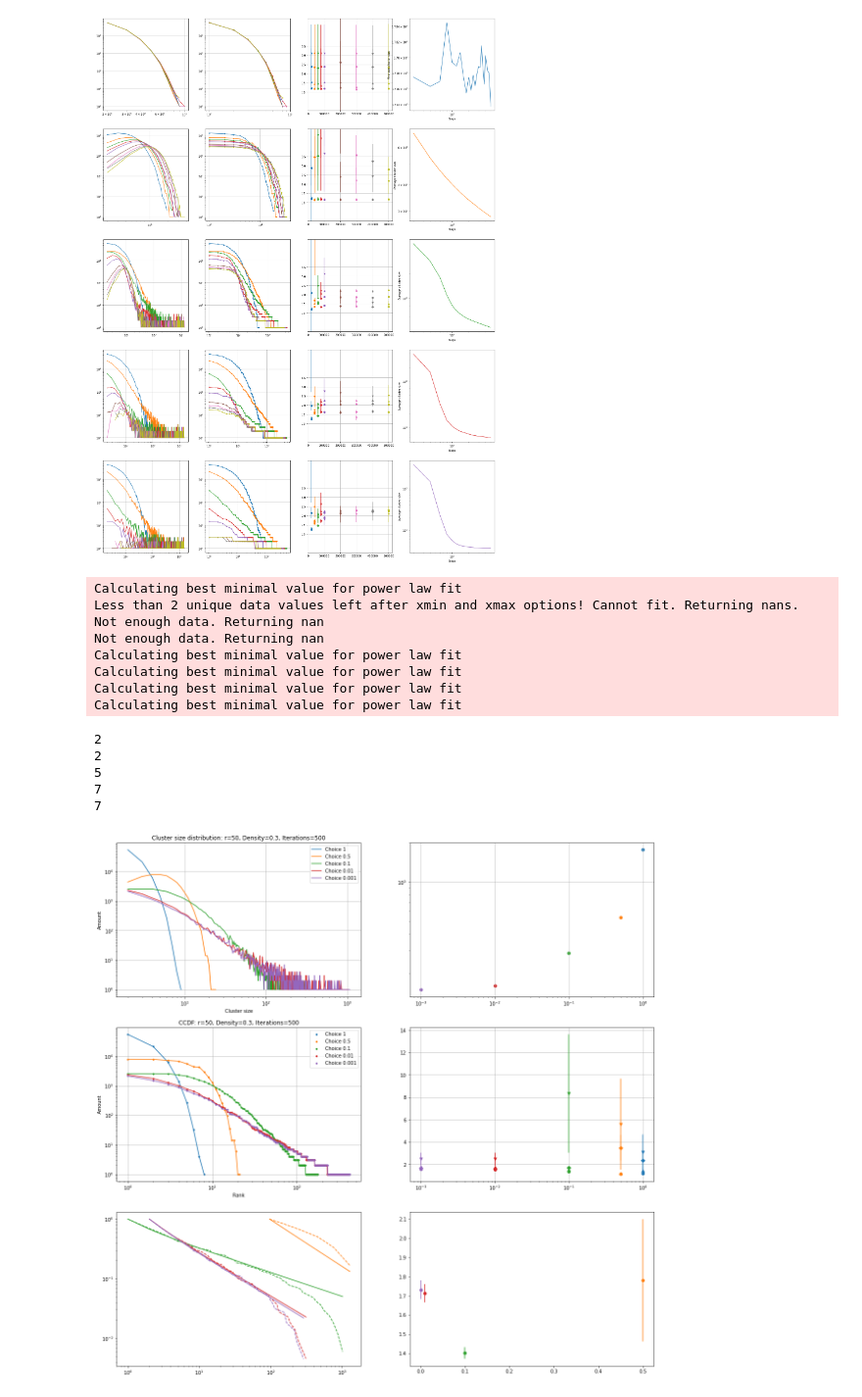
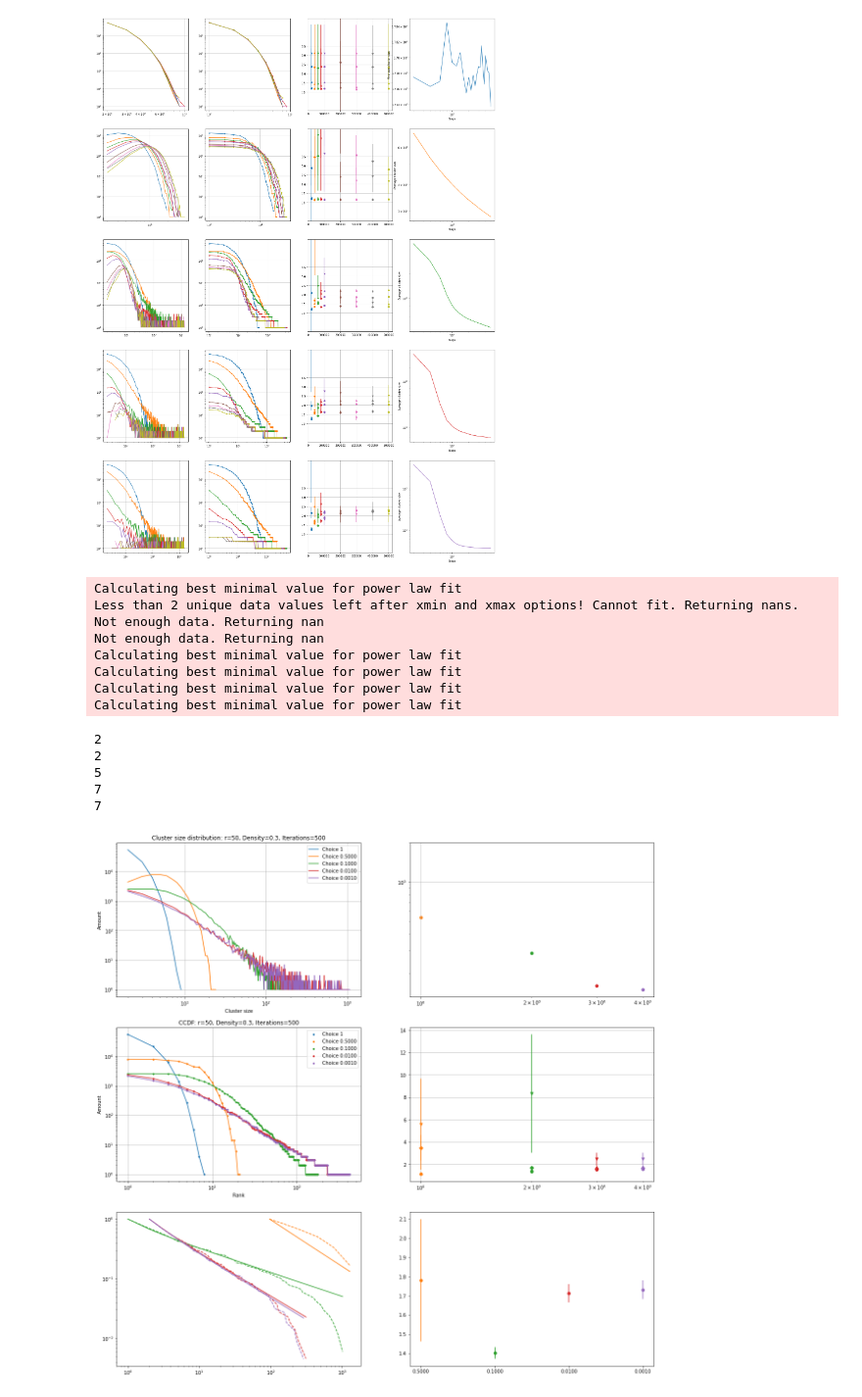
Before and after one commit to Sennevw/Masters-thesis, a Jupyter notebook: Data_keuze.ipynb, the cells around one changed output. Shown at 98% size. Drawn from its saved outputs; the diff is of its cells as text; code cells hidden in the pictures.

```diff
--- a/Data_keuze.ipynb
+++ b/Data_keuze.ipynb
@@ -252,7 +252,7 @@ fig, ax = plt.subplots(5,4, figsize=(25, 35))
 
 time = [20000, 40000, 60000, 80000, 100000, 200000, 300000, 400000, 500000 ]
 time2 = [20000, 40000, 60000, 80000, 100000, 120000, 140000, 160000, 180000, 200000, 220000, 240000, 260000, 280000, 300000, 320000, 340000, 360000, 380000, 400000, 420000, 440000, 460000, 480000, 500000]
-name = [1, 0.5, 0.1,  0.01, 0.001]
+name = ["1", "0.5000", "0.1000", "0.0100", "0.0010"]
 name2= ["1.00000", "0.50000", "0.10000",  "0.01000", "0.00100"]
 
 cmap = plt.get_cmap('tab10')
@@ -339,8 +339,8 @@ ax[4,2].grid()
 # %%
 fig, ax = plt.subplots(3,2, figsize=(20,20))
 
-name = [1, 0.5, 0.1,  0.01, 0.001]
-name2= ["1.00000", "0.50000", "0.10000", "0.01000", "0.00100"]
+name = ["1", "0.5000", "0.1000", "0.0100", "0.0010"]
+name2= ["1.00000", "0.50000", "0.10000",  "0.01000", "0.00100"]
 
 for i in range((len(name))):
     size, amount = np.loadtxt("Pref_attach/Choice_true/{0}/r50_2D_c{1}_100_40000_0.300000_1.txt".format(name[i], name2[i]), skiprows=2, unpack=True)
@@ -369,7 +369,6 @@ for i in range((len(name))):
     ax[1,1].errorbar(name[i], out2[0], yerr=out2[1], fmt='D', c=cmap(i))
     ax[1,1].errorbar(name[i], out3[0], yerr=out3[1], fmt='^', c=cmap(i))
     ax[1,1].errorbar(name[i], out4[0], yerr=out4[1], fmt='o', c=cmap(i))
-    ax[1,1].ticklabel_format(axis="x", style="sci", scilimits=(0,0))
     df = pd.read_csv("Pref_attach/Choice_true/{}/r50_2D_c{}_100_CLUSTERS_0.300000_1.txt".format(name[i], name2[i]), sep=" ", header=None)
     average = df.mean()
     ax[0,1].scatter(name[i], average[1], c=cmap(i))
@@ -387,31 +386,31 @@ ax[0,0].set_ylabel("Amount")
 ax[0,0].set_title("Cluster size distribution: r=50, Density=0.3, Iterations=500")
 ax[0,0].legend()
 ax[0,0].grid()
 ax[1,0].grid()
 
 ax[1,0].set_xlabel("Rank")
 ax[1,0].set_ylabel("Amount")
 ax[1,0].set_xscale('log')
 ax[1,0].set_yscale('log')
 ax[1,0].set_title("CCDF: r=50, Density=0.3, Iterations=500")
 ax[1,0].legend()
 ax[1,1].grid()
 ax[1,1].set_xscale('log')
 ax[0,1].grid()
 ax[0,1].set_xscale('log')
 ax[0,1].set_yscale('log')
 # %% [output]
 Calculating best minimal value for power law fit
 Less than 2 unique data values left after xmin and xmax options! Cannot fit. Returning nans.
 Not enough data. Returning nan
 Not enough data. Returning nan
 Calculating best minimal value for power law fit
 Calculating best minimal value for power law fit
 Calculating best minimal value for power law fit
 Calculating best minimal value for power law fit
 2
 2
 5
 7
 7
-[figure, old version]
+[figure, new version]
```
Also changed, not shown: parts of 1 cell of this notebook, 6 other files.
